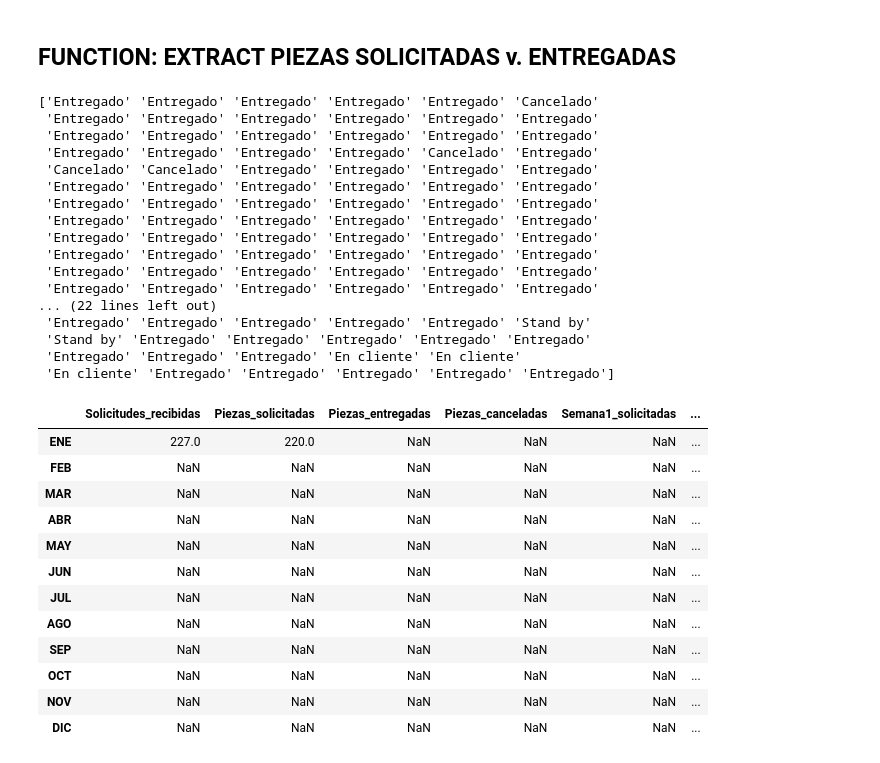
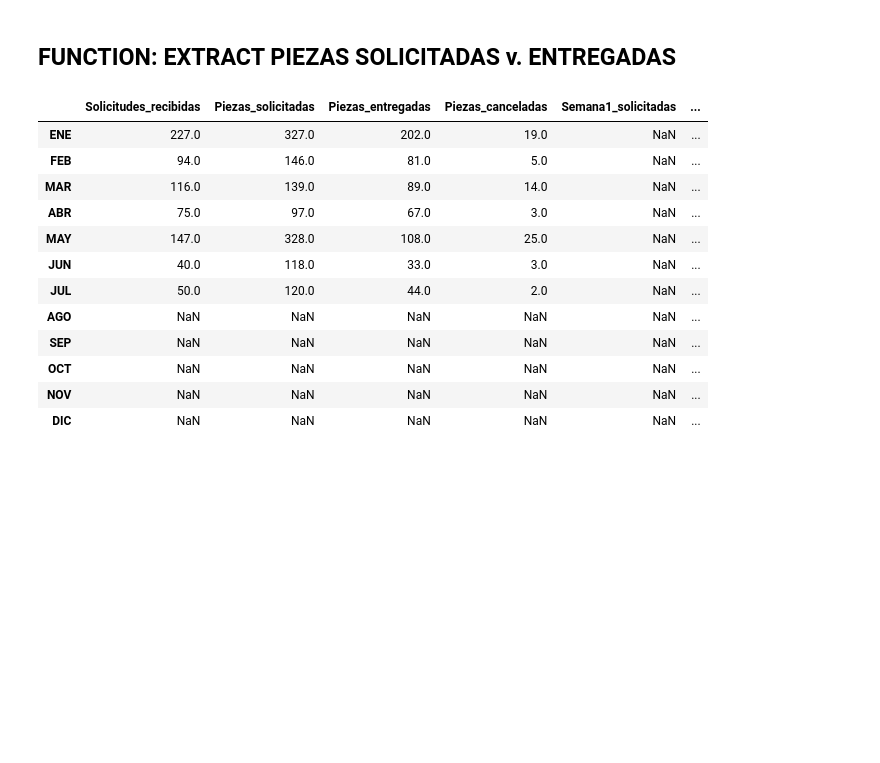
Before and after one commit to imSaka/report_creator, a Jupyter notebook: REPORTES.ipynb, the cells around one changed output. Saved outputs shown, nothing was run; the diff lists cells and outputs as text; code cells hidden in the pictures; blank space fills up the shorter version.

```diff
--- a/REPORTES.ipynb
+++ b/REPORTES.ipynb
@@ -179,48 +185,41 @@ df_aggregated
 # %%
 def to_aggregated(file):
     splitting = file.split("_") #Splitting filename
     month = splitting[2] #getting month
 
     working_df = pd.read_csv(file) #loading the monthly csv
-    df_aggregated.loc[month, "Solicitudes_recibidas"] = working_df["Solicitud"].count()
 
-    ## HERE WE HAVE TO FILTER THE PIEZAS BY ENTREGADO, CANCELADO ETC AND GET THE COUNT
-    df_aggregated.loc[month, "Piezas_solicitadas"] = working_df["Piezas"].count()
+    df_aggregated.loc[month, "Solicitudes_recibidas"] = working_df["Solicitud"].count().astype(int)
 
+    #Getting the total number of Piezas_solicitadas
+    df_aggregated.loc[month, "Piezas_solicitadas"] = working_df["Piezas"].sum().astype(int)
 
-    piezas_por_estado = working_df["Estado"]
+    #DF with the count of all Piezas_solicitadas and their status
+    #0: Entregado, 1: Cancelado, 2:En cliente, 3:Stand by
+    piezas_por_estado = working_df["Estado"].value_counts()
 
-
+    #Adding data to Piezas_entregadas and Piezas_canceladas columns in aggregated dataframe
+    df_aggregated.loc[month, "Piezas_entregadas"] = piezas_por_estado.iloc[0]
+    df_aggregated.loc[month, "Piezas_canceladas"] = piezas_por_estado.iloc[1]
 
 to_aggregated("./FILTERED_STATUS/Sofia_ENE_2025.csv")
+to_aggregated("./FILTERED_STATUS/Sofia_FEB_2025.csv")
+to_aggregated("./FILTERED_STATUS/Sofia_MAR_2025.csv")
+to_aggregated("./FILTERED_STATUS/Sofia_ABR_2025.csv")
+to_aggregated("./FILTERED_STATUS/Sofia_MAY_2025.csv")
+to_aggregated("./FILTERED_STATUS/Sofia_JUN_2025.csv")
+to_aggregated("./FILTERED_STATUS/Sofia_JUL_2025.csv")
 
 df_aggregated
 # %% [output]
-['Entregado' 'Entregado' 'Entregado' 'Entregado' 'Entregado' 'Cancelado'
- 'Entregado' 'Entregado' 'Entregado' 'Entregado' 'Entregado' 'Entregado'
- 'Entregado' 'Entregado' 'Entregado' 'Entregado' 'Entregado' 'Entregado'
- 'Entregado' 'Entregado' 'Entregado' 'Entregado' 'Cancelado' 'Entregado'
- 'Cancelado' 'Cancelado' 'Entregado' 'Entregado' 'Entregado' 'Entregado'
- 'Entregado' 'Entregado' 'Entregado' 'Entregado' 'Entregado' 'Entregado'
- 'Entregado' 'Entregado' 'Entregado' 'Entregado' 'Entregado' 'Entregado'
- 'Entregado' 'Entregado' 'Entregado' 'Entregado' 'Entregado' 'Entregado'
- 'Entregado' 'Entregado' 'Entregado' 'Entregado' 'Entregado' 'Entregado'
- 'Entregado' 'Entregado' 'Entregado' 'Entregado' 'Entregado' 'Entregado'
- 'Entregado' 'Entregado' 'Entregado' 'Entregado' 'Entregado' 'Entregado'
- 'Entregado' 'Entregado' 'Entregado' 'Entregado' 'Entregado' 'Entregado'
-... (22 lines left out)
- 'Entregado' 'Entregado' 'Entregado' 'Entregado' 'Entregado' 'Stand by'
- 'Stand by' 'Entregado' 'Entregado' 'Entregado' 'Entregado' 'Entregado'
- 'Entregado' 'Entregado' 'Entregado' 'En cliente' 'En cliente'
- 'En cliente' 'Entregado' 'Entregado' 'Entregado' 'Entregado' 'Entregado']
 |  | Solicitudes_recibidas | Piezas_solicitadas | Piezas_entregadas | Piezas_canceladas | Semana1_solicitadas | ... |
-| ENE | 227.0 | 220.0 | NaN | NaN | NaN | ... |
-| FEB | NaN | NaN | NaN | NaN | NaN | ... |
-| MAR | NaN | NaN | NaN | NaN | NaN | ... |
-| ABR | NaN | NaN | NaN | NaN | NaN | ... |
-| MAY | NaN | NaN | NaN | NaN | NaN | ... |
-| JUN | NaN | NaN | NaN | NaN | NaN | ... |
-| JUL | NaN | NaN | NaN | NaN | NaN | ... |
+| ENE | 227.0 | 327.0 | 202.0 | 19.0 | NaN | ... |
+| FEB | 94.0 | 146.0 | 81.0 | 5.0 | NaN | ... |
+| MAR | 116.0 | 139.0 | 89.0 | 14.0 | NaN | ... |
+| ABR | 75.0 | 97.0 | 67.0 | 3.0 | NaN | ... |
+| MAY | 147.0 | 328.0 | 108.0 | 25.0 | NaN | ... |
+| JUN | 40.0 | 118.0 | 33.0 | 3.0 | NaN | ... |
+| JUL | 50.0 | 120.0 | 44.0 | 2.0 | NaN | ... |
 | AGO | NaN | NaN | NaN | NaN | NaN | ... |
 | SEP | NaN | NaN | NaN | NaN | NaN | ... |
 | OCT | NaN | NaN | NaN | NaN | NaN | ... |
```
Also changed, not shown: parts of 3 cells of this notebook, 6 other files.
